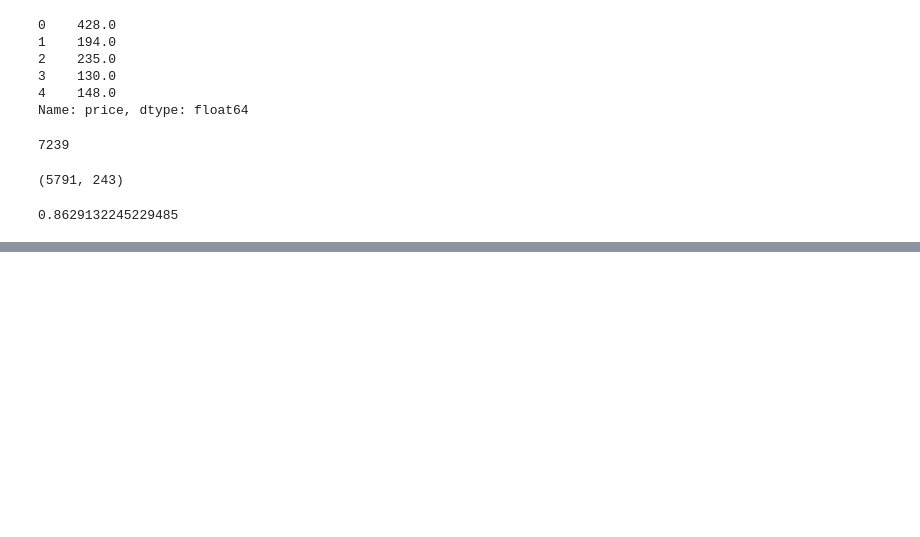
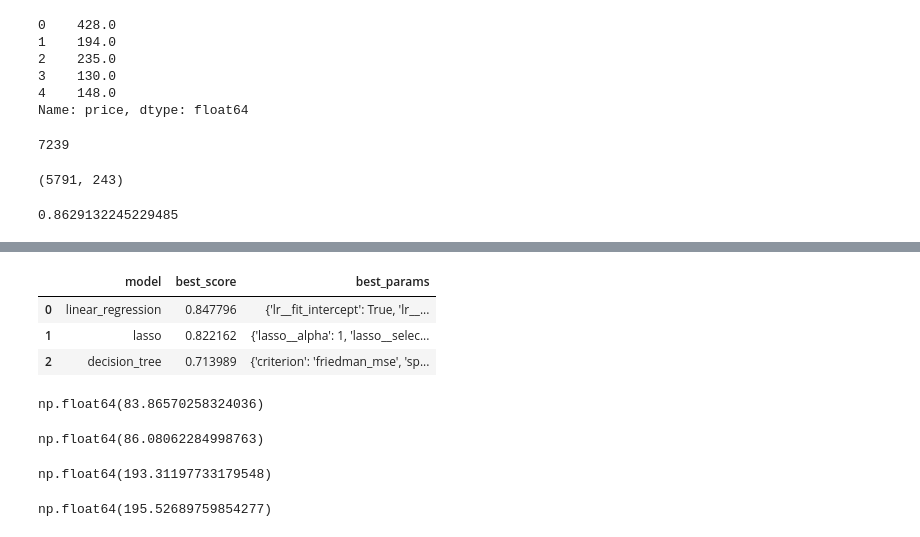
Before and after one commit to NarendarPaindla/mrecwbatch1, a Jupyter notebook: Projects/houseprediction/bhp.ipynb, the cells around one changed output, grey strips where cells are left out. Saved outputs shown, nothing was run; the diff lists cells and outputs as text; code cells hidden in the pictures; blank space fills up the shorter version.

```diff
--- a/Projects/houseprediction/bhp.ipynb
+++ b/Projects/houseprediction/bhp.ipynb
@@ -582,0 +585,60 @@ cross_val_score(LinearRegression(), X, y, cv=cv)
+# %%
+from sklearn.model_selection import GridSearchCV, ShuffleSplit
+from sklearn.linear_model import Lasso, LinearRegression
+from sklearn.tree import DecisionTreeRegressor
+from sklearn.preprocessing import StandardScaler
+from sklearn.pipeline import Pipeline
+import pandas as pd
+
+def find_best_model_using_gridsearchcv(X, y):
+    algos = {
+        'linear_regression': {
+            'model': Pipeline([
+                ('scaler', StandardScaler()),
+                ('lr', LinearRegression())
+            ]),
+            'params': {
+                'lr__fit_intercept': [True, False],
+                'lr__positive': [False, True]
+            }
+        },
+        'lasso': {
+            'model': Pipeline([
+                ('scaler', StandardScaler()),
+                ('lasso', Lasso())
+            ]),
+            'params': {
+                'lasso__alpha': [1, 2],
+                'lasso__selection': ['random', 'cyclic']
+            }
+        },
+        'decision_tree': {
+            'model': DecisionTreeRegressor(),
+            'params': {
+                'criterion': ['squared_error', 'friedman_mse'],  # 'mse' deprecated
+                'splitter': ['best', 'random']
+            }
+        }
+    }
+
+    scores = []
+    cv = ShuffleSplit(n_splits=5, test_size=0.2, random_state=0)
+
+    for algo_name, config in algos.items():
+        gs = GridSearchCV(config['model'], config['params'], cv=cv, return_train_score=False)
+        gs.fit(X, y)
+        scores.append({
+            'model': algo_name,
+            'best_score': gs.best_score_,
+            'best_params': gs.best_params_
+        })
+
+    return pd.DataFrame(scores, columns=['model', 'best_score', 'best_params'])
+
+# Run this after replacing X and y with your actual data
+find_best_model_using_gridsearchcv(X, y)
+# %% [output]
+|  | model | best_score | best_params |
+| 0 | linear_regression | 0.847796 | {'lr__fit_intercept': True, 'lr__... |
+| 1 | lasso | 0.822162 | {'lasso__alpha': 1, 'lasso__selec... |
+| 2 | decision_tree | 0.713989 | {'criterion': 'friedman_mse', 'sp... |
@@ -582,0 +655,16 @@ cross_val_score(LinearRegression(), X, y, cv=cv)
+# %%
+predict_price('1st Phase JP Nagar',1000,2,2)
+# %% [output]
+np.float64(83.86570258324036)
+# %%
+predict_price('1st Phase JP Nagar',1000, 3, 3)
+# %% [output]
+np.float64(86.08062284998763)
+# %%
+predict_price('Indira Nagar',1000, 2, 2)
+# %% [output]
+np.float64(193.31197733179548)
+# %%
+predict_price('Indira Nagar',1000, 3, 3)
+# %% [output]
+np.float64(195.52689759854277)
```
Also changed, not shown: parts of 4 cells of this notebook.
